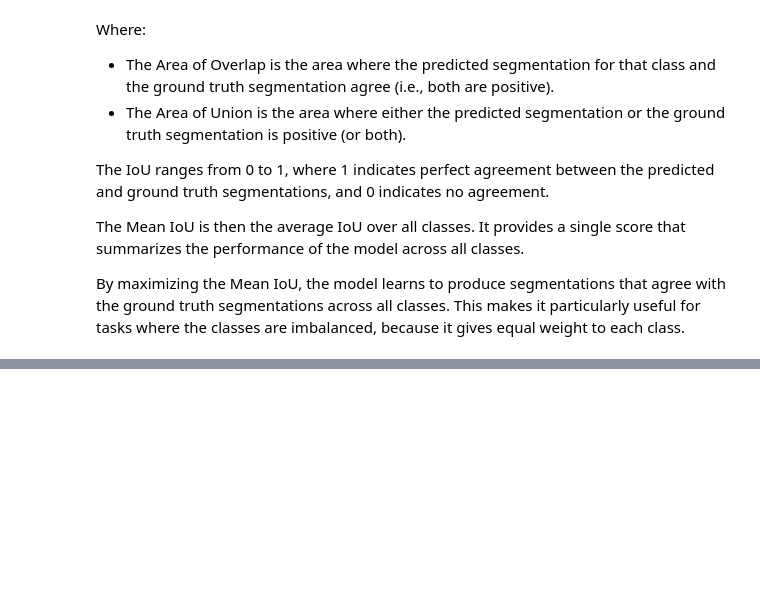
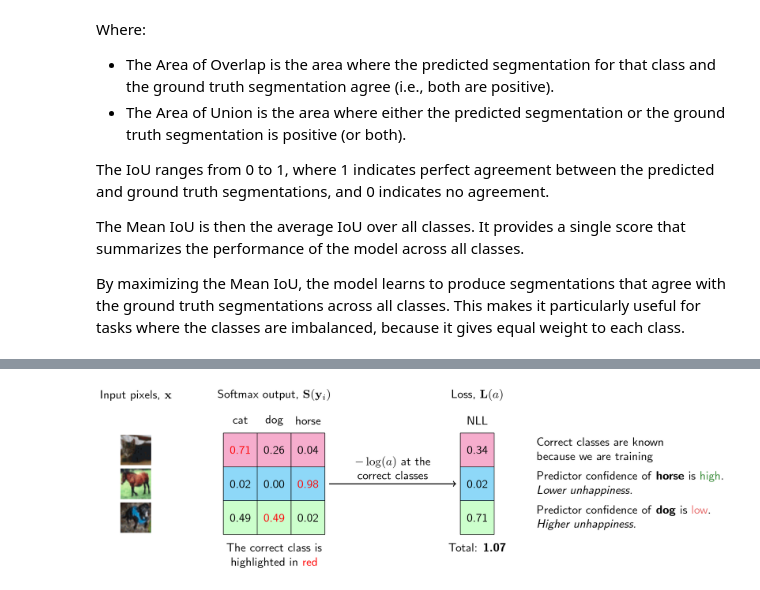
Before and after one commit to Ahmad10Raza/MindsForge-Unveiling-the-World-of-ML-Deep-Learning-and-Data, a Jupyter notebook: Machine Learnings/04. Cost Function/04. Other Cost Function.ipynb, the cells around one changed output, grey strips where cells are left out. Drawn from its saved outputs; the diff is of its cells as text; code cells hidden in the pictures; blank space fills up the shorter version.

```diff
--- a/Machine Learnings/04. Cost Function/04. Other Cost Function.ipynb
+++ b/Machine Learnings/04. Cost Function/04. Other Cost Function.ipynb
@@ -264,0 +275,4 @@ By maximizing the Mean IoU, the model learns to produce segmentations that agree
+# %%
+Image(filename='./images/NLL.png')
+# %% [output]
+[figure, added]
```
Also changed, not shown: parts of 5 cells of this notebook, 1 other file.
